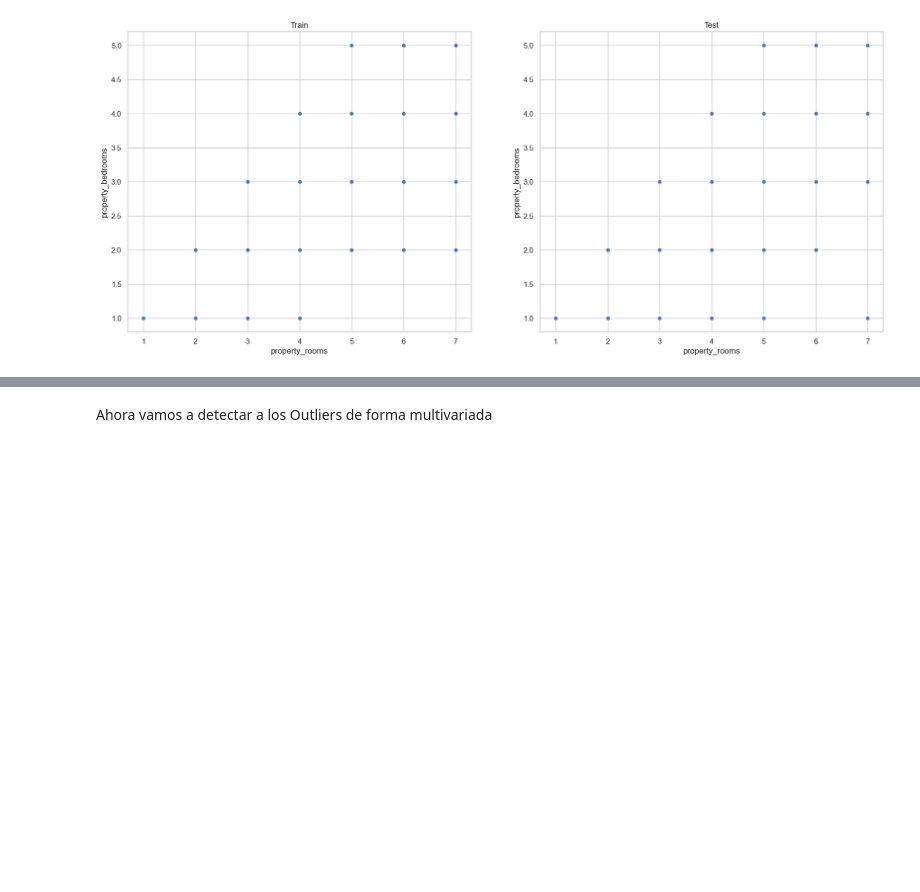
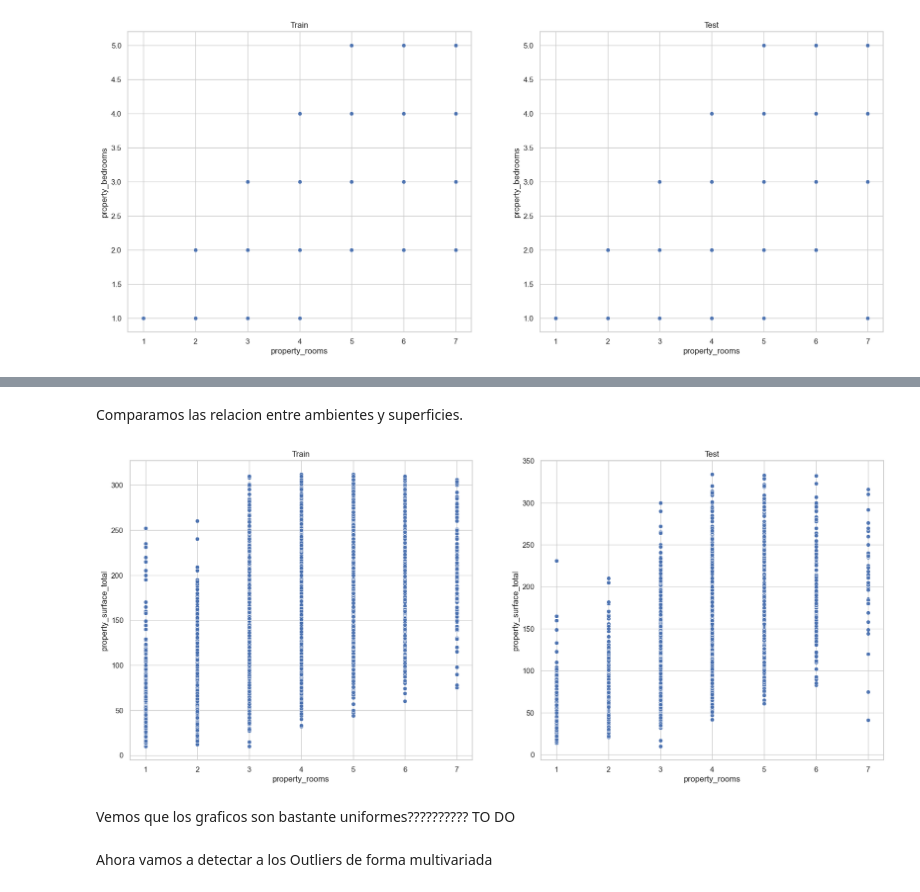
Before and after one commit to franjuarez/7506R-2C2022-GRUPO21, a Jupyter notebook: 7506R_TP1_GRUPO21_ENTREGA.ipynb, the cells around one changed output, grey strips where cells are left out. Cells and saved outputs as stored; diff of their text form; code cells hidden in the pictures; blank space fills up the shorter version.

```diff
--- a/7506R_TP1_GRUPO21_ENTREGA.ipynb
+++ b/7506R_TP1_GRUPO21_ENTREGA.ipynb
@@ -645,3 +692,22 @@ plt.show()
+# %% [markdown]
+Comparamos las relacion entre ambientes y superficies.
+# %%
+#scatter property_surrface_total vs property_rooms for train and test
+fig, axs = plt.subplots(1, 2, figsize=(20, 8))
+
+sns.scatterplot(data=ds_propiedades_train, x='property_rooms', y='property_surface_total', ax=axs[0])
+sns.scatterplot(data=ds_propiedades_test, x='property_rooms', y='property_surface_total', ax=axs[1])
+
+#titles
+axs[0].set_title('Train')
+axs[1].set_title('Test')
+
+
+plt.show()
+# %% [output]
+[figure, added]
+# %% [markdown]
+Vemos que los graficos son bastante uniformes?????????? TO DO
 # %% [markdown]
 Ahora vamos a detectar a los Outliers de forma multivariada
 # %%
```
Also changed, not shown: parts of 7 cells of this notebook.
